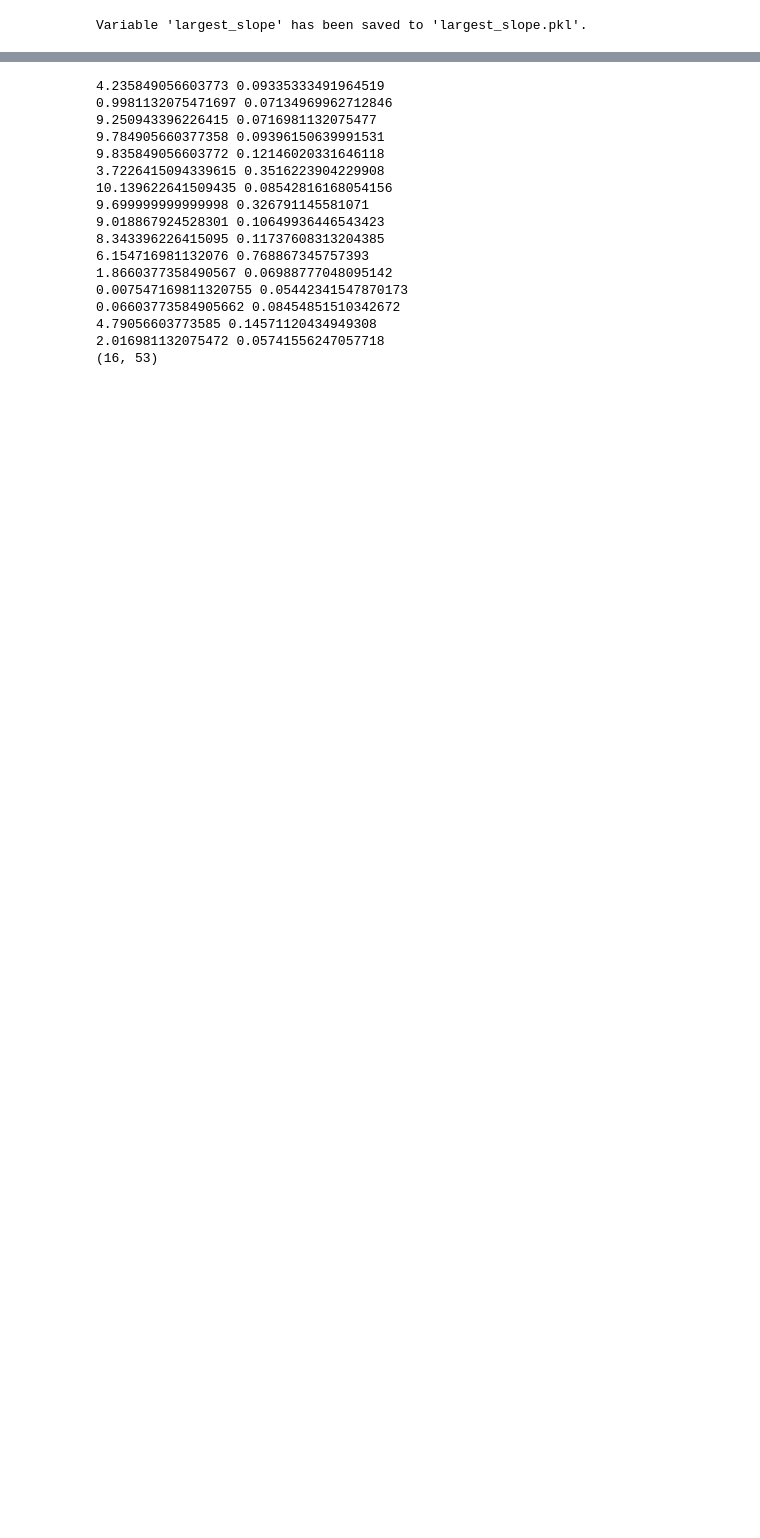
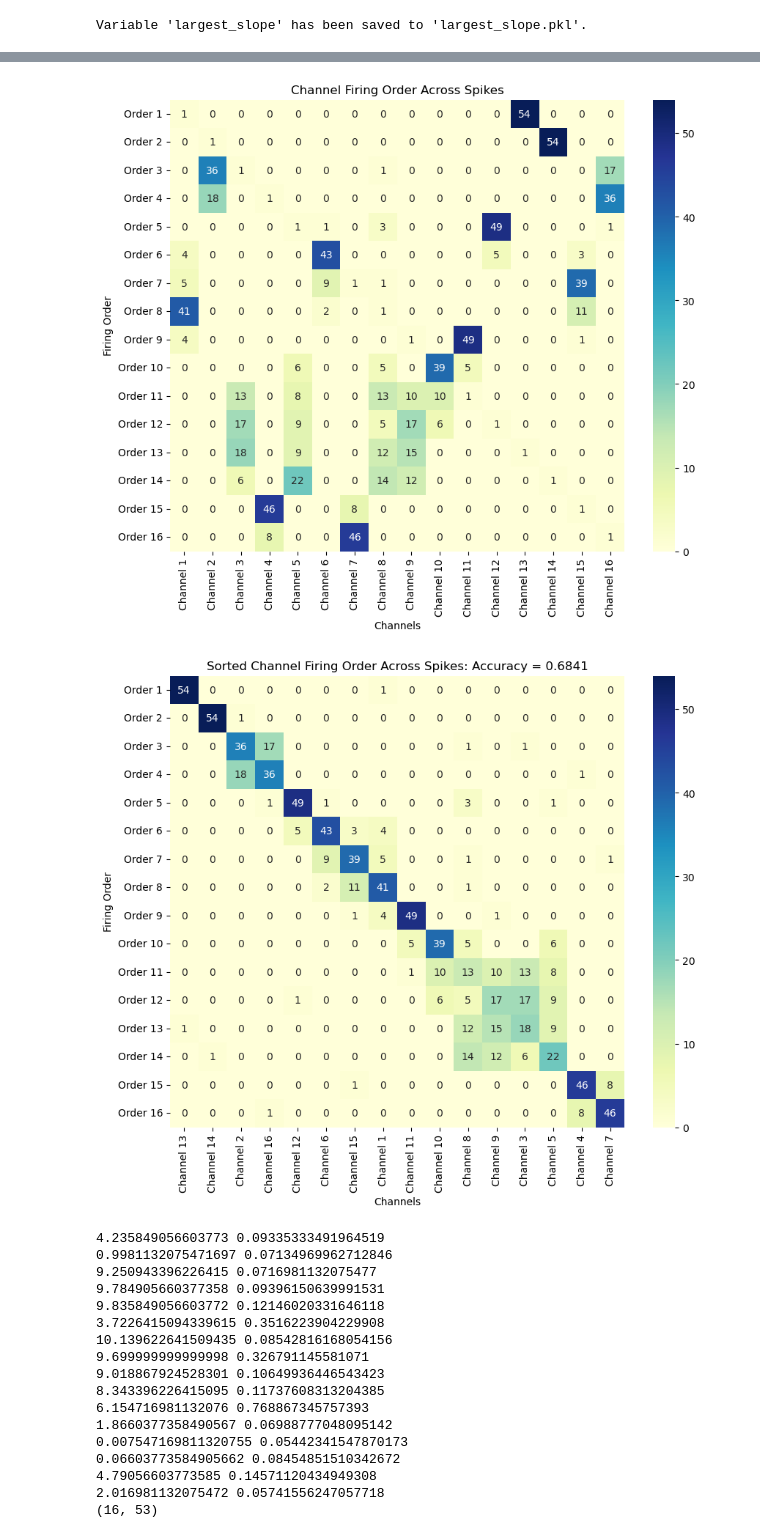
Before and after one commit to zhyliu-devon/organoid_map3d, a Jupyter notebook: ComparingCalciumAndElectrophysiologyData/CompareSlopeAndPeakDetectionForLAT.ipynb, the cells around one changed output, grey strips where cells are left out. Drawn from its saved outputs; the diff is of its cells as text; code cells hidden in the pictures; blank space fills up the shorter version.

```diff
--- a/ComparingCalciumAndElectrophysiologyData/CompareSlopeAndPeakDetectionForLAT.ipynb
+++ b/ComparingCalciumAndElectrophysiologyData/CompareSlopeAndPeakDetectionForLAT.ipynb
@@ -700,3 +293,8 @@ def rank_confusion_matrix(peaks, channel_indices=None, label_name="Original", me
+# %%
+confusion_mat,col_ind = rank_confusion_matrix(peaks_save)
+# %% [output]
+[figure, added]
+[figure, added]
 # %%
 latency_all_ms = latency_all/10
 for i in range(latency_all_ms.shape[0]):
```
Also changed, not shown: parts of 25 cells of this notebook, 11 other files.
